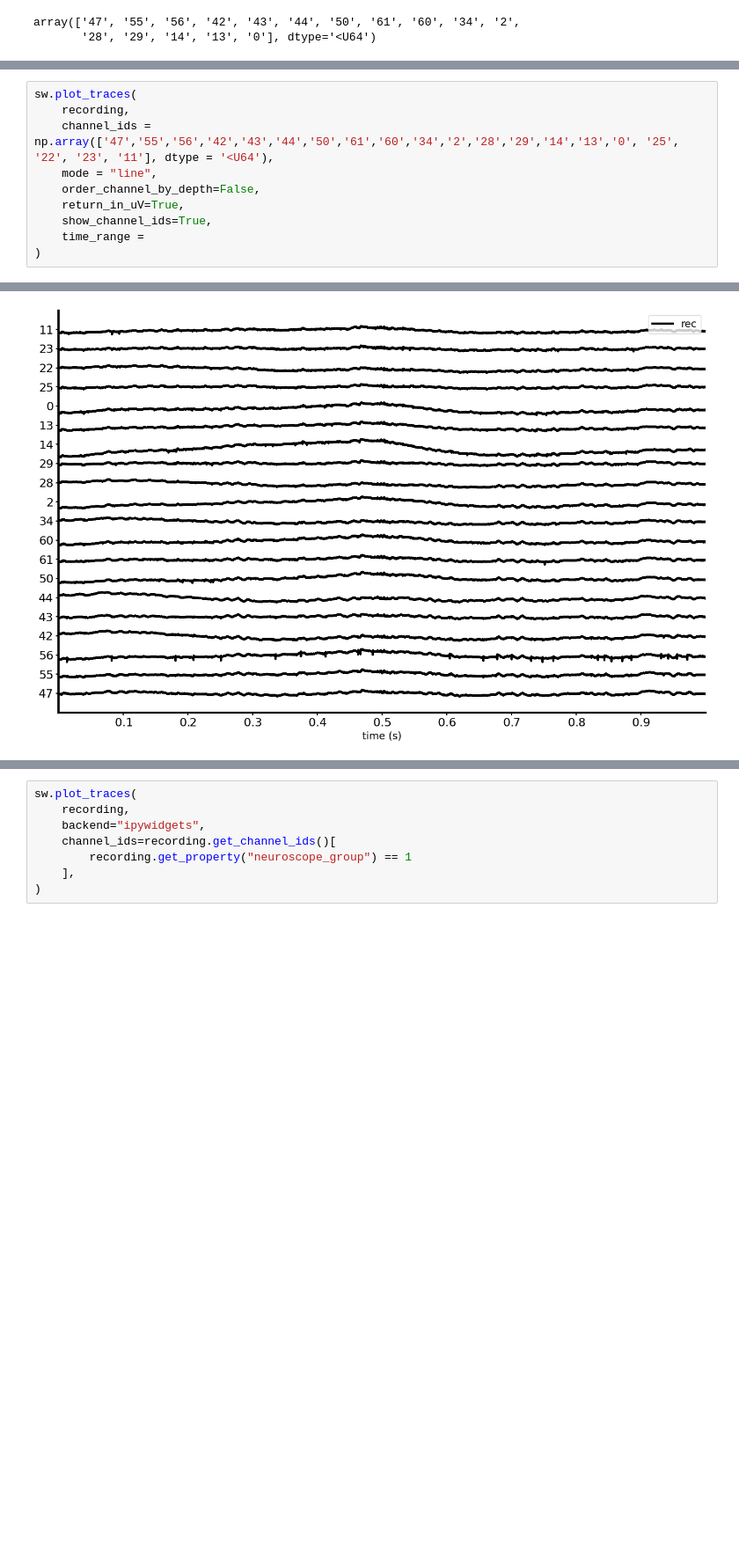
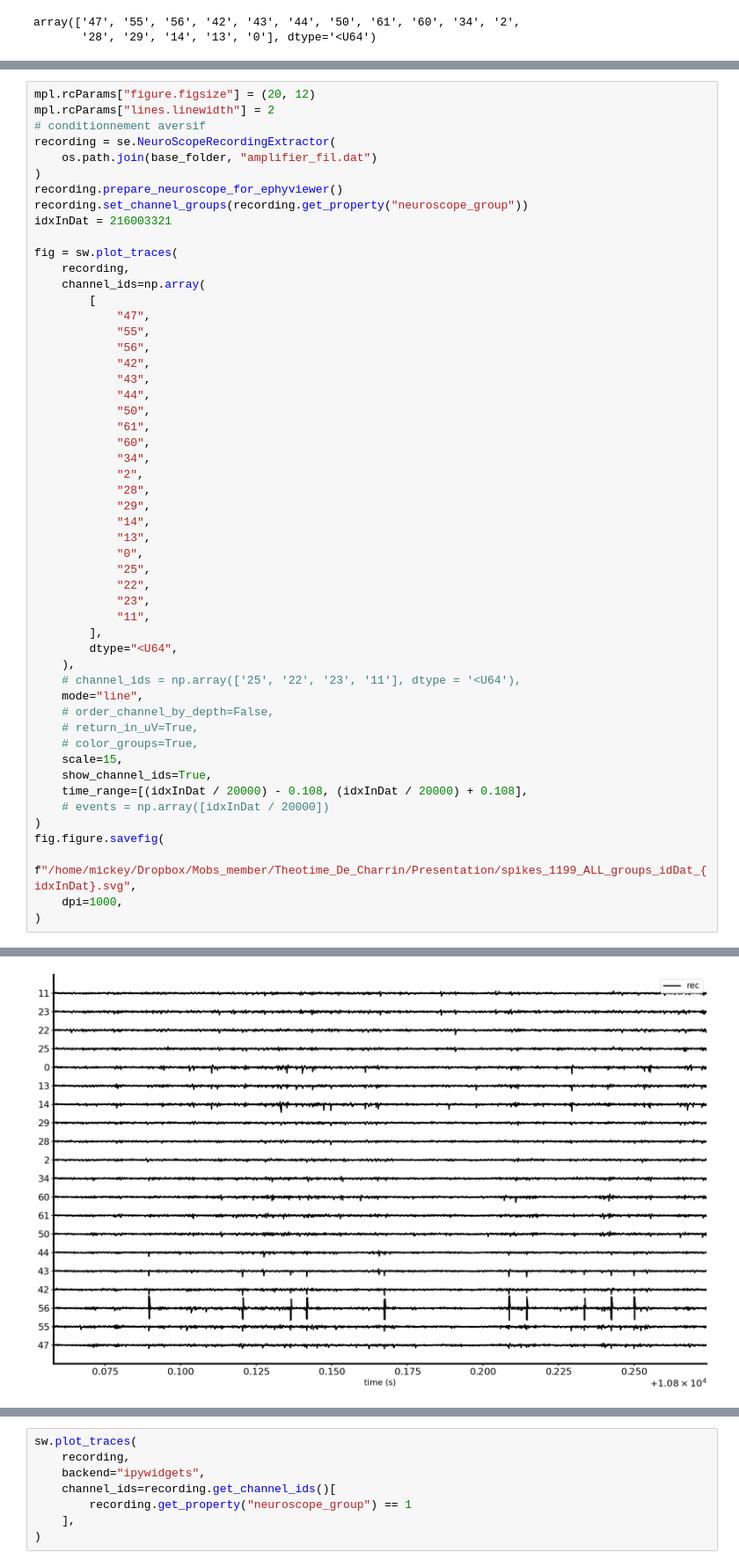
Before and after one commit to MobsLab/neuroEncoders, a Jupyter notebook: notebooks/EphyViewer - Jeudi 1912.ipynb, the cells around one changed output, grey strips where cells are left out. Shown at 88% size. Drawn from its saved outputs; the diff is of its cells as text; blank space fills up the shorter version.

```diff
--- a/notebooks/EphyViewer - Jeudi 1912.ipynb
+++ b/notebooks/EphyViewer - Jeudi 1912.ipynb
@@ -295,11 +273,53 @@ array(['47', '55', '56', '42', '43', '44', '50', '61', '60', '34', '2',
 # %%
-sw.plot_traces(
+mpl.rcParams["figure.figsize"] = (20, 12)
+mpl.rcParams["lines.linewidth"] = 2
+# conditionnement aversif
+recording = se.NeuroScopeRecordingExtractor(
+    os.path.join(base_folder, "amplifier_fil.dat")
+)
+recording.prepare_neuroscope_for_ephyviewer()
+recording.set_channel_groups(recording.get_property("neuroscope_group"))
+idxInDat = 216003321
+
+fig = sw.plot_traces(
     recording,
-    channel_ids = np.array(['47','55','56','42','43','44','50','61','60','34','2','28','29','14','13','0', '25', '22', '23', '11'], dtype = '<U64'),
-    mode = "line",
-    order_channel_by_depth=False,
-    return_in_uV=True,
+    channel_ids=np.array(
+        [
+            "47",
+            "55",
+            "56",
+            "42",
+            "43",
+            "44",
+            "50",
+            "61",
+            "60",
+            "34",
+            "2",
+            "28",
+            "29",
+            "14",
+            "13",
+            "0",
+            "25",
+            "22",
+            "23",
+            "11",
+        ],
+        dtype="<U64",
+    ),
+    # channel_ids = np.array(['25', '22', '23', '11'], dtype = '<U64'),
+    mode="line",
+    # order_channel_by_depth=False,
+    # return_in_uV=True,
+    # color_groups=True,
+    scale=15,
     show_channel_ids=True,
-    time_range =
+    time_range=[(idxInDat / 20000) - 0.108, (idxInDat / 20000) + 0.108],
+    # events = np.array([idxInDat / 20000])
 )
+fig.figure.savefig(
+    f"/home/mickey/Dropbox/Mobs_member/Theotime_De_Charrin/Presentation/spikes_1199_ALL_groups_idDat_{idxInDat}.svg",
+    dpi=1000,
+)
 # %% [output]
@@ -307 +326 @@ sw.plot_traces(
-[figure, old version]
+[figure, new version]
```
Also changed, not shown: parts of 12 cells of this notebook, 1 other file.
